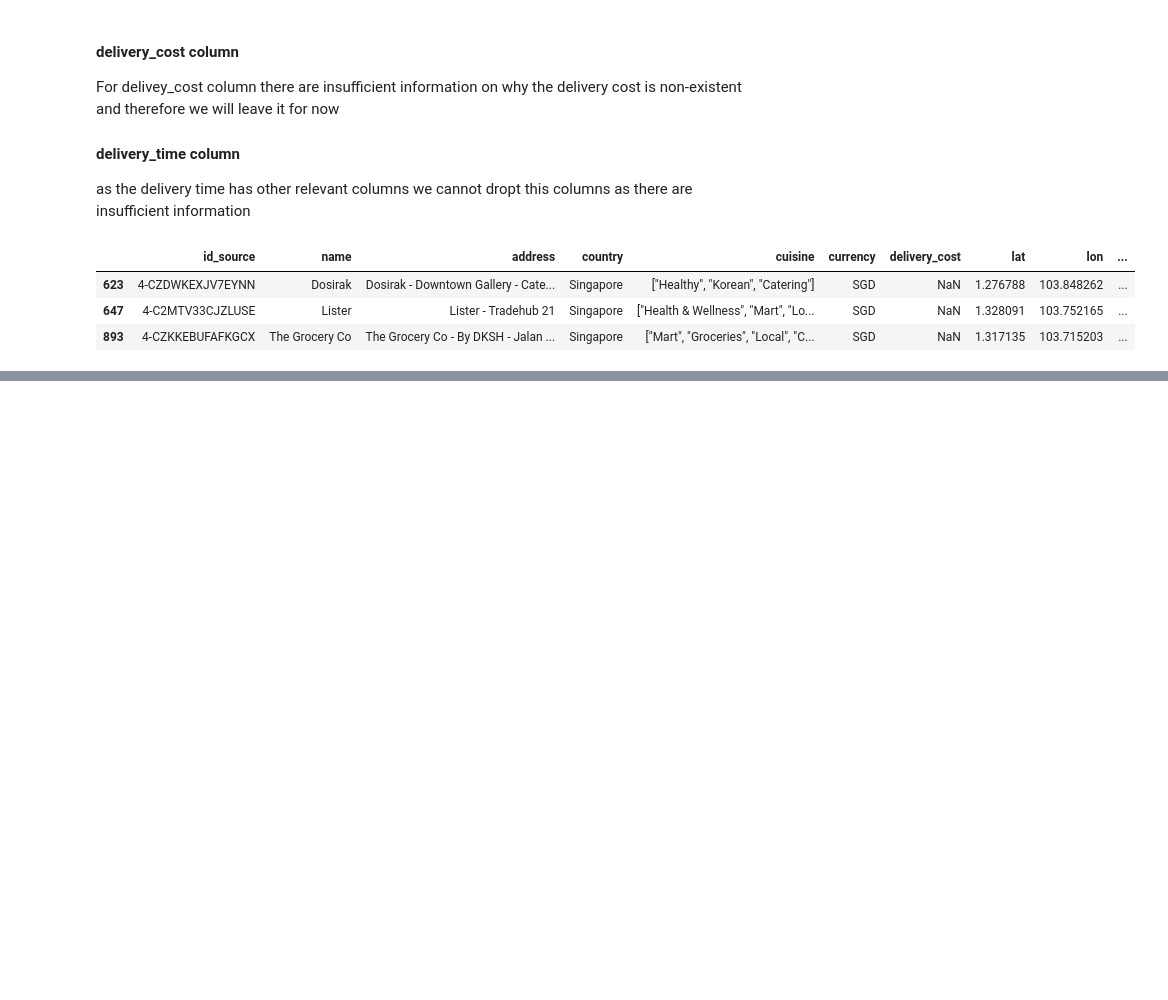
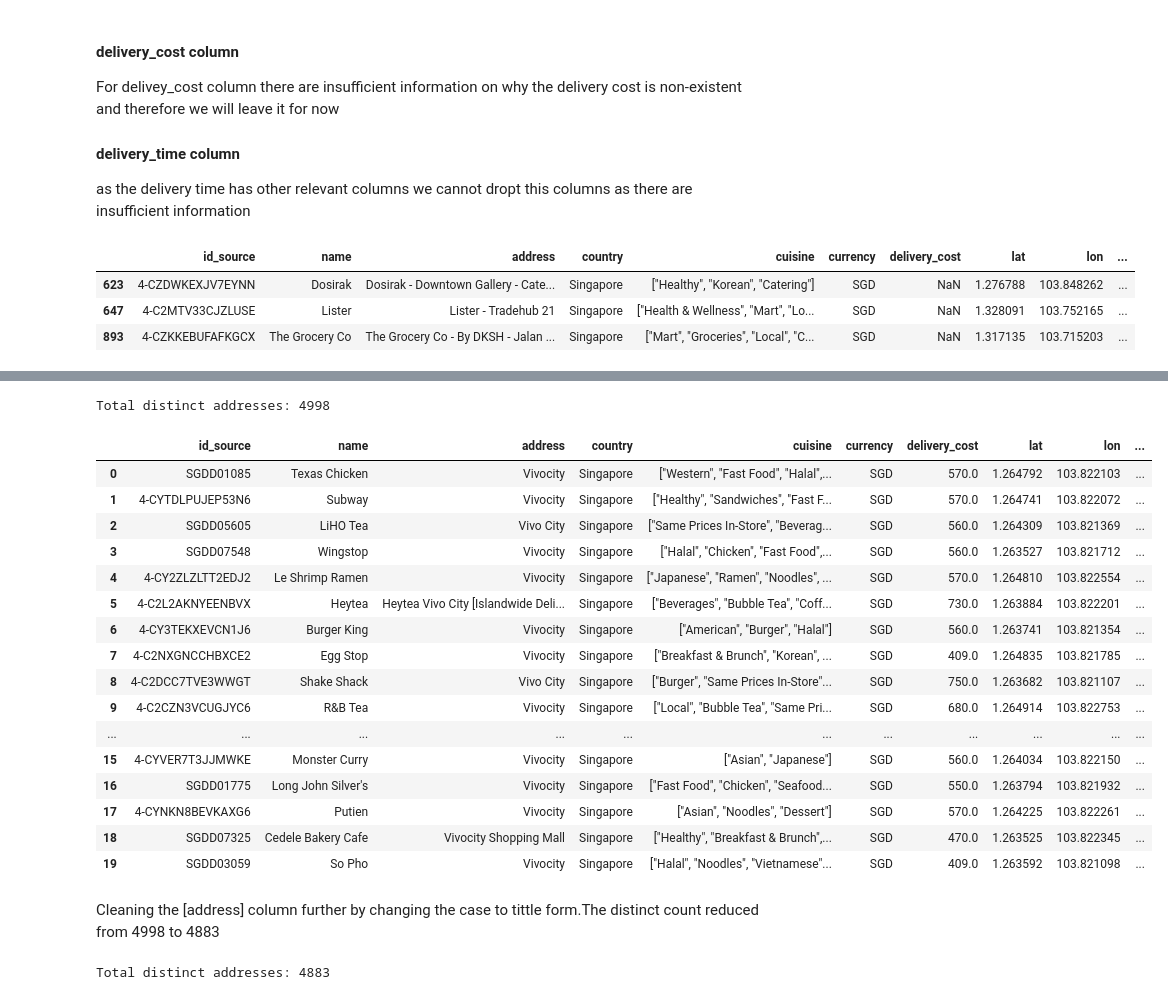
Before and after one commit to leehegithub/grab_restuarant_analysis, a Jupyter notebook: reading_csv.ipynb, the cells around one changed output, grey strips where cells are left out. Saved outputs shown, nothing was run; the diff lists cells and outputs as text; code cells hidden in the pictures; blank space fills up the shorter version.

Commit message:
updating address column in establishment_df

```diff
--- a/reading_csv.ipynb
+++ b/reading_csv.ipynb
@@ -187,5 +134,0 @@ filling up the null values for cuisine column
-# %%
-# Change the 'cuisine' column of the row at index 2473 to ["thai"]
-establishment_df.loc[2473, 'cuisine'] = ['"thai"']
-
-establishment_df.iloc[[2473,2475]]
@@ -196,5 +134,0 @@ establishment_df.iloc[[2473,2475]]
-# %%
-# Change the 'cuisine' column of the row at index 15049 to ["beverages", "korean"]
-establishment_df.at[15049, 'cuisine'] = ['"beverages"', '"korean"']
-
-establishment_df.iloc[[15049,15050]]
@@ -259,0 +135,6 @@ AttributeError: 'DataFrame' object has no attribute 'append'
+# %%
+# Assuming 'establishment_df' is your DataFrame containing the data
+establishment_df['address'] = establishment_df['address'].apply(lambda x: x.split('-')[-1].strip())
+
+# Display the modified DataFrame
+print(establishment_df)
@@ -259,0 +225,42 @@ AttributeError: 'DataFrame' object has no attribute 'append'
+# %%
+# Assuming 'establishment_df' is your DataFrame containing the data
+total_distinct_addresses = establishment_df['address'].nunique()
+
+# Display the total number of distinct addresses
+print("Total distinct addresses:", total_distinct_addresses)
+# %% [output]
+Total distinct addresses: 4998
+# %%
+# Assuming 'establishment_df' is your DataFrame containing the data
+establishment_df['address'] = establishment_df['address'].apply(lambda x: x.title())
+
+# Display the modified DataFrame
+establishment_df.head(20)
+# %% [output]
+|  | id_source | name | address | country | cuisine | currency | delivery_cost | lat | lon | ... |
+| 0 | SGDD01085 | Texas Chicken | Vivocity | Singapore | ["Western", "Fast Food", "Halal",... | SGD | 570.0 | 1.264792 | 103.822103 | ... |
+| 1 | 4-CYTDLPUJEP53N6 | Subway | Vivocity | Singapore | ["Healthy", "Sandwiches", "Fast F... | SGD | 570.0 | 1.264741 | 103.822072 | ... |
+| 2 | SGDD05605 | LiHO Tea | Vivo City | Singapore | ["Same Prices In-Store", "Beverag... | SGD | 560.0 | 1.264309 | 103.821369 | ... |
+| 3 | SGDD07548 | Wingstop | Vivocity | Singapore | ["Halal", "Chicken", "Fast Food",... | SGD | 560.0 | 1.263527 | 103.821712 | ... |
+| 4 | 4-CY2ZLZLTT2EDJ2 | Le Shrimp Ramen | Vivocity | Singapore | ["Japanese", "Ramen", "Noodles", ... | SGD | 570.0 | 1.264810 | 103.822554 | ... |
+| 5 | 4-C2L2AKNYEENBVX | Heytea | Heytea Vivo City [Islandwide Deli... | Singapore | ["Beverages", "Bubble Tea", "Coff... | SGD | 730.0 | 1.263884 | 103.822201 | ... |
+| 6 | 4-CY3TEKXEVCN1J6 | Burger King | Vivocity | Singapore | ["American", "Burger", "Halal"] | SGD | 560.0 | 1.263741 | 103.821354 | ... |
+| 7 | 4-C2NXGNCCHBXCE2 | Egg Stop | Vivocity | Singapore | ["Breakfast & Brunch", "Korean", ... | SGD | 409.0 | 1.264835 | 103.821785 | ... |
+| 8 | 4-C2DCC7TVE3WWGT | Shake Shack | Vivo City | Singapore | ["Burger", "Same Prices In-Store"... | SGD | 750.0 | 1.263682 | 103.821107 | ... |
+| 9 | 4-C2CZN3VCUGJYC6 | R&B Tea | Vivocity | Singapore | ["Local", "Bubble Tea", "Same Pri... | SGD | 680.0 | 1.264914 | 103.822753 | ... |
+| ... | ... | ... | ... | ... | ... | ... | ... | ... | ... | ... |
+| 15 | 4-CYVER7T3JJMWKE | Monster Curry | Vivocity | Singapore | ["Asian", "Japanese"] | SGD | 560.0 | 1.264034 | 103.822150 | ... |
+| 16 | SGDD01775 | Long John Silver's | Vivocity | Singapore | ["Fast Food", "Chicken", "Seafood... | SGD | 550.0 | 1.263794 | 103.821932 | ... |
+| 17 | 4-CYNKN8BEVKAXG6 | Putien | Vivocity | Singapore | ["Asian", "Noodles", "Dessert"] | SGD | 570.0 | 1.264225 | 103.822261 | ... |
+| 18 | SGDD07325 | Cedele Bakery Cafe | Vivocity Shopping Mall | Singapore | ["Healthy", "Breakfast & Brunch",... | SGD | 470.0 | 1.263525 | 103.822345 | ... |
+| 19 | SGDD03059 | So Pho | Vivocity | Singapore | ["Halal", "Noodles", "Vietnamese"... | SGD | 409.0 | 1.263592 | 103.821098 | ... |
+# %% [markdown]
+Cleaning the [address] column further by changing the case to tittle form.The distinct count reduced from 4998 to 4883
+# %%
+#To find the total distinct value after changing the values in address column to tittle case.
+total_distinct_addresses = establishment_df['address'].nunique()
+
+# Display the total number of distinct addresses
+print("Total distinct addresses:", total_distinct_addresses)
+# %% [output]
+Total distinct addresses: 4883
```
Also changed, not shown: parts of 17 cells of this notebook.
